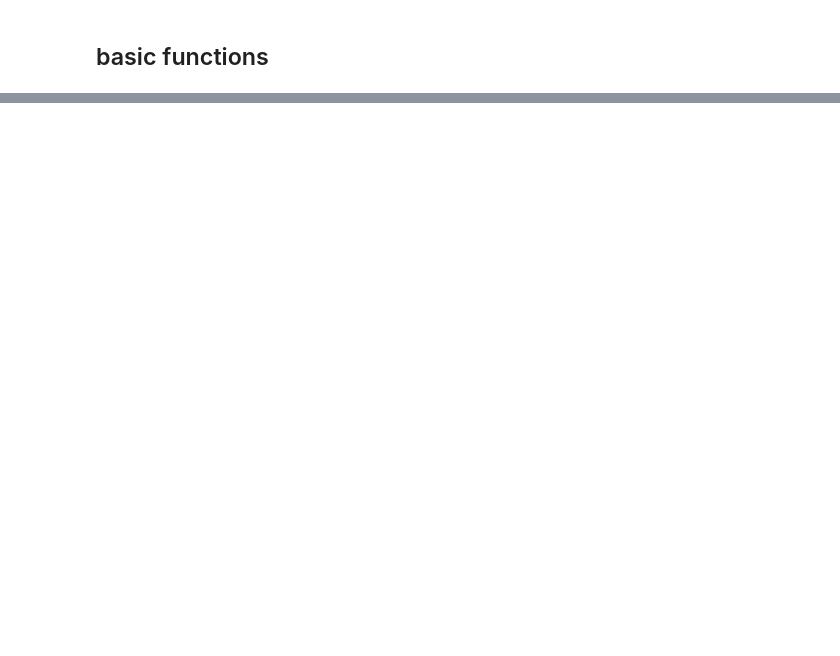
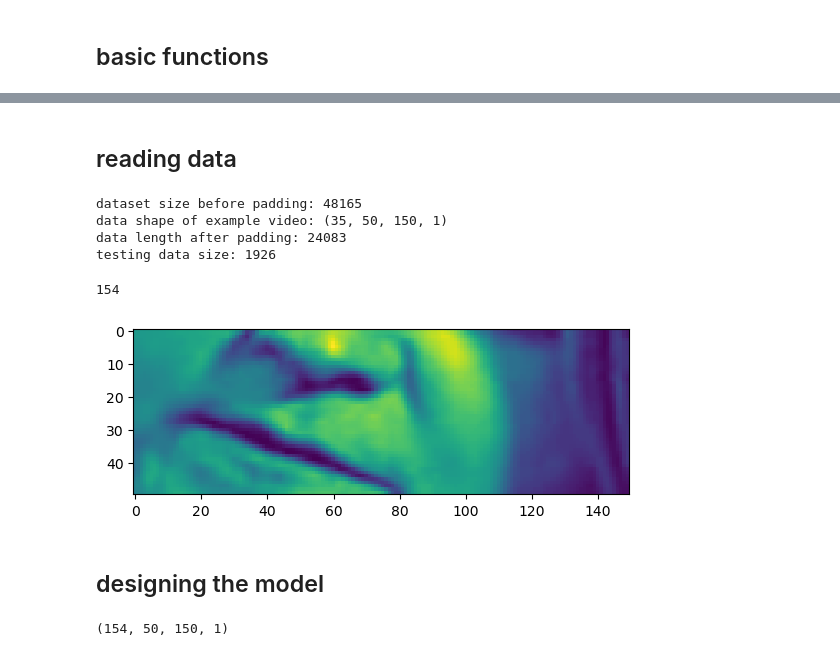
Before and after one commit to BlueMoon73/LIPTRAC-VSR, a Jupyter notebook: Lipreading.ipynb, the cells around one changed output, grey strips where cells are left out. Drawn from its saved outputs; the diff is of its cells as text; code cells hidden in the pictures; blank space fills up the shorter version.

Commit message:
finished model v1, started training with this version
- changed batch size to 2
- using a very small part of the dataset

```diff
--- a/Lipreading.ipynb
+++ b/Lipreading.ipynb
@@ -20,4 +32,9 @@ numToChar = tf.keras.layers.StringLookup(vocabulary=charToNum.get_vocabulary(),
 # facial detection vars
 faceCascade = cv2.CascadeClassifier('haarcascade_frontalface_default.xml')
 lastKnownCrop = (0, 0, 256, 250)
+
+# data dir
+rootDir = 'A:\Lip Reading\Potential Datasets\BBC LRS2\mvlrs_v1\main'
+
+batchSize = 2
 # %%
@@ -177,0 +170,43 @@ array([[[[ 0.10424688],
+# %%
+maxframeCt = 154
+maxCharCt = 99
+# %% [markdown]
+## reading data
+# %%
+# reading all files within the root directory
+data = tf.data.Dataset.list_files('A:\Lip Reading\Potential Datasets\BBC LRS2\mvlrs_v1\main\*\*.mp4')
+
+data = data.shuffle(1500, reshuffle_each_iteration=False) # shuffling data
+data = data.map(processData) # "processing" the data to obtain frames and the respective text
+
+dim1 = frames.shape[1]
+dim2 = frames.shape[2]
+print("dataset size before padding:", len(data))
+print("data shape of example video:", frames.shape)
+
+# combining 8 videos as one "input"
+# ensuring all videos are padded to match the longest video,
+# ensuring the length of all the alignments is the size of the longest text characters, as some are lower.
+data = data.padded_batch(batchSize, padded_shapes=([maxframeCt,dim1, dim2,1], [maxCharCt]))
+data = data.prefetch(tf.data.AUTOTUNE)
+print("data length after padding:", len(data))
+
+trainThreshold = int(0.04 * len(data))
+testThreshold = int(0.99 * len(data))
+train = data.take(trainThreshold)
+test = data.skip(testThreshold)
+print("testing data size:", trainThreshold*batchSize)
+# %% [output]
+dataset size before padding: 48165
+data shape of example video: (35, 50, 150, 1)
+data length after padding: 24083
+testing data size: 1926
+# %%
+val = data.as_numpy_iterator().next()[0]
+plt.imshow(val[0][0])
+print(len(val[0]))
+# %% [output]
+154
+[figure, added]
+# %% [markdown]
+## designing the model
@@ -177,0 +219,5 @@ array([[[[ 0.10424688],
+# %%
+inputShape = data.as_numpy_iterator().next()[0][0].shape
+print(inputShape)
+# %% [output]
+(154, 50, 150, 1)
```
Also changed, not shown: parts of 12 cells of this notebook.
